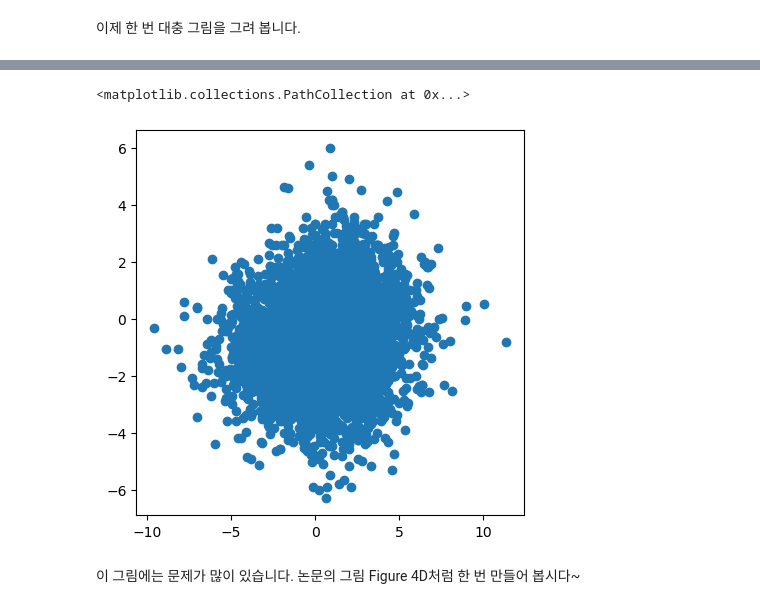
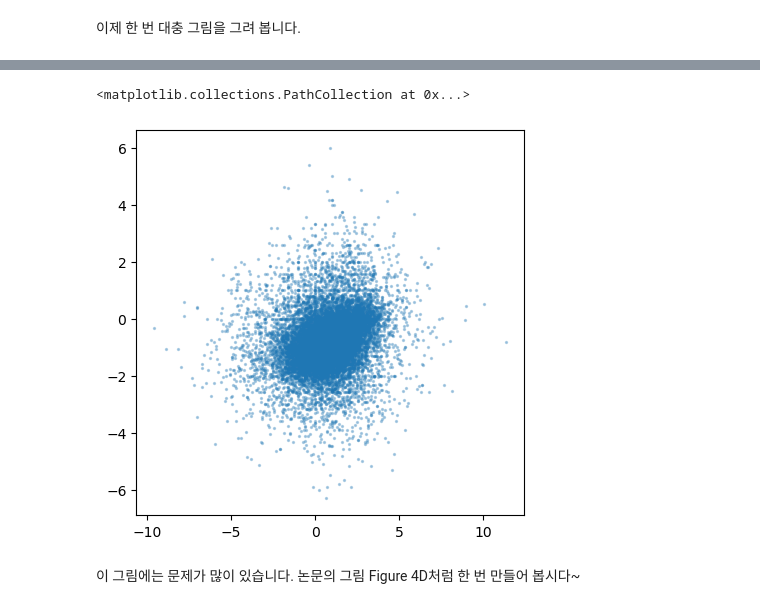
Before and after one commit to yeekyung/MYK_bioinformatics, a Jupyter notebook: CoLab_TermProj_2024_1.ipynb, the cells around one changed output, grey strips where cells are left out. Saved outputs shown, nothing was run; the diff lists cells and outputs as text; code cells hidden in the pictures.

Commit message:
drawing scatter plot (CLIP enrichment vs TE)

```diff
--- a/CoLab_TermProj_2024_1.ipynb
+++ b/CoLab_TermProj_2024_1.ipynb
@@ -248,7 +248,8 @@ total size is 6,453,006,489  speedup is 1.00
 # %%
 import pandas as pd
 cnts = pd.read_csv('read-counts.txt', sep='\t', comment='#', index_col=0)
-cnts.head()
+cnts_ori = cnts
+cnts
 # %% [output]
 |  | Chr | Start | End | Strand | Length | CLIP-35L33G.bam | RNA-control.bam | RNA-siLin28a.bam | ... |
 | Geneid |  |  |  |  |  |  |  |  | ... |
@@ -260,9 +268,9 @@ cnts.head()
 # %% [markdown]
 이제 한 번 대충 그림을 그려 봅니다.
 # %%
-cnts['clip_enrichment'] = cnts['CLIP-35L33G.bam'] / cnts['RNA-control.bam']
-cnts['rden_change'] = (cnts['RPF-siLin28a.bam'] / cnts['RNA-siLin28a.bam']) / (cnts['RPF-siLuc.bam'] / cnts['RNA-siLuc.bam'])
-cnts.head()
+cnts_ori['clip_enrichment'] = cnts_ori['CLIP-35L33G.bam'] / cnts_ori['RNA-control.bam']
+cnts_ori['rden_change'] = (cnts_ori['RPF-siLin28a.bam'] / cnts_ori['RNA-siLin28a.bam']) / (cnts_ori['RPF-siLuc.bam'] / cnts_ori['RNA-siLuc.bam'])
+cnts_ori.head()
 # %% [output]
 |  | Chr | Start | End | Strand | Length | CLIP-35L33G.bam | RNA-control.bam | RNA-siLin28a.bam | ... |
 | Geneid |  |  |  |  |  |  |  |  | ... |
@@ -274,12 +282,12 @@ cnts.head()
 # %%
 from matplotlib import pyplot as plt
 import numpy as np
 
 fig, ax = plt.subplots(1, 1, figsize=(5, 5))
-ax.scatter(np.log2(cnts['clip_enrichment']),
-           np.log2(cnts['rden_change']))
+ax.scatter(np.log2(cnts_ori['clip_enrichment']),
+           np.log2(cnts_ori['rden_change']), s=2, alpha=0.3)
 # %% [output]
 <matplotlib.collections.PathCollection at 0x...>
-[figure, old version]
+[figure, new version]
 # %% [markdown]
 이 그림에는 문제가 많이 있습니다. 논문의 그림 Figure 4D처럼 한 번 만들어 봅시다~
```
Also changed, not shown: parts of 4 cells of this notebook.
